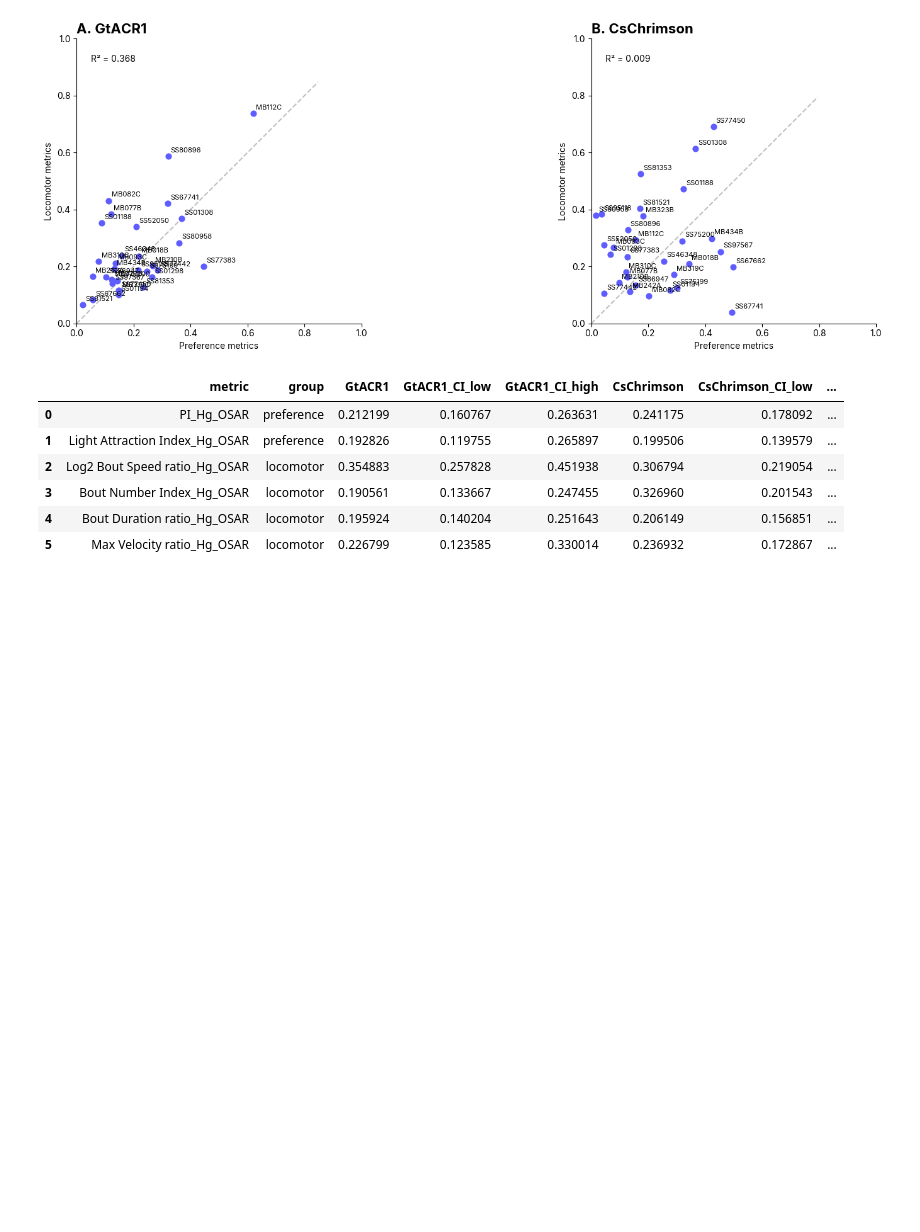
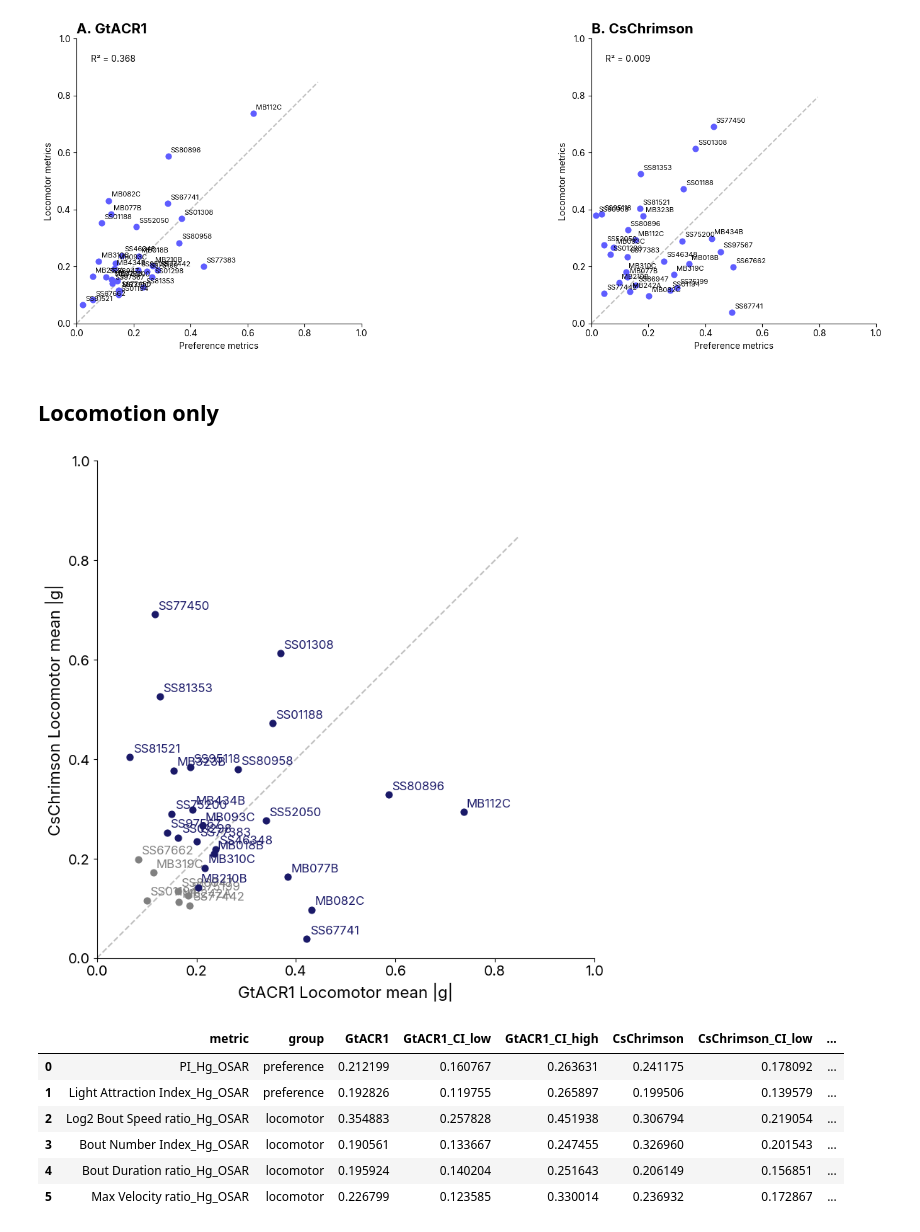
Before and after one commit to lnicole08/OSAR-Nicole-version, a Jupyter notebook: Osar Phenomics.ipynb, the cells around one changed output. Drawn from its saved outputs; the diff is of its cells as text; code cells hidden in the pictures; blank space fills up the shorter version.

```diff
--- a/Osar Phenomics.ipynb
+++ b/Osar Phenomics.ipynb
@@ -113,6 +113,45 @@ plt.tight_layout()
 plt.show()
 # %% [output]
 [figure]
+# %% [markdown]
+## Locomotion only
+# %%
+mpl.rcParams['svg.fonttype'] = 'none'
+
+x = loco_acr
+y = loco_chr
+
+fig, ax = plt.subplots(figsize=(8, 8))
+
+for mbon in mbons:
+    if x[mbon] < 0.2 and y[mbon] < 0.2:
+        color = 'gray'
+    else:
+        color = "#1A1968"
+    ax.scatter(x[mbon], y[mbon], s=40, color=color, zorder=3)
+    ax.annotate(mbon, (x[mbon], y[mbon]), fontsize=12, ha='left', va='bottom',
+                xytext=(3, 3), textcoords='offset points', color=color)
+
+lim = max(x.max(), y.max()) * 1.15
+ax.plot([0, lim], [0, lim], '--', color='gray', alpha=0.5, zorder=1)
+ax.set_xlim(0, 1.0)
+ax.set_ylim(0, 1.0)
+
+# r_squared = stats.pearsonr(x, y)[0] ** 2
+# ax.text(0.05, 0.92, f'R² = {r_squared:.3f}', transform=ax.transAxes, fontsize=10)
+
+ax.set_xlabel('GtACR1 Locomotor mean |g|', fontsize=16)
+ax.set_ylabel('CsChrimson Locomotor mean |g|', fontsize=16)
+# ax.set_title('Locomotor metrics', fontsize=16, fontweight='bold', loc='left')
+ax.set_aspect('equal')
+ax.spines['top'].set_visible(False)
+ax.spines['right'].set_visible(False)
+ax.tick_params(axis='x', labelsize=14)
+ax.tick_params(axis='y', labelsize=14)
+plt.tight_layout()
+plt.show()
+# %% [output]
+[figure, added]
 # %%
 df_total = pd.DataFrame()
 df_total["Preference mean_ACR"] = pref_acr
```
Also changed, not shown: 11 other files.
